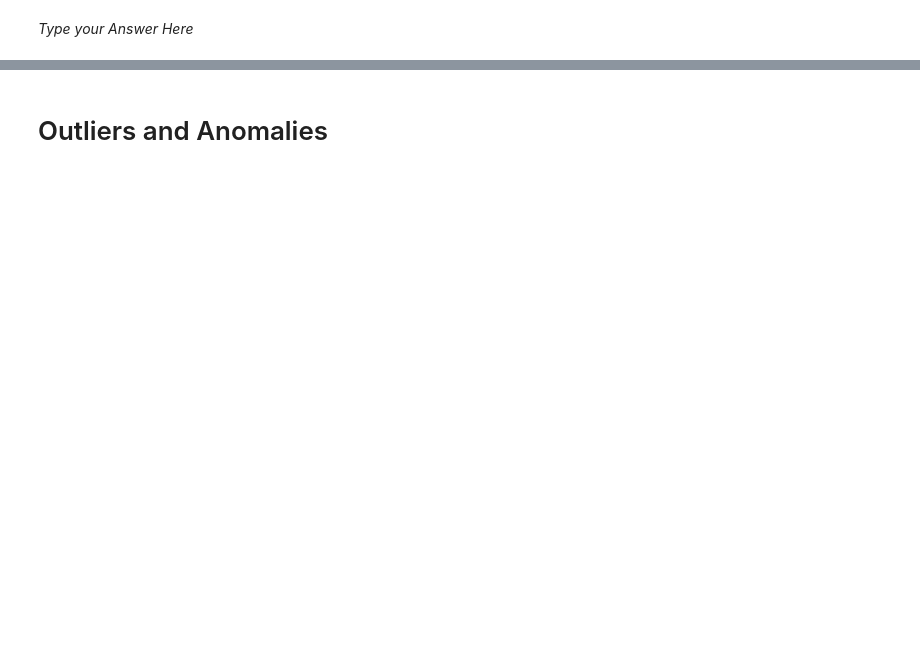
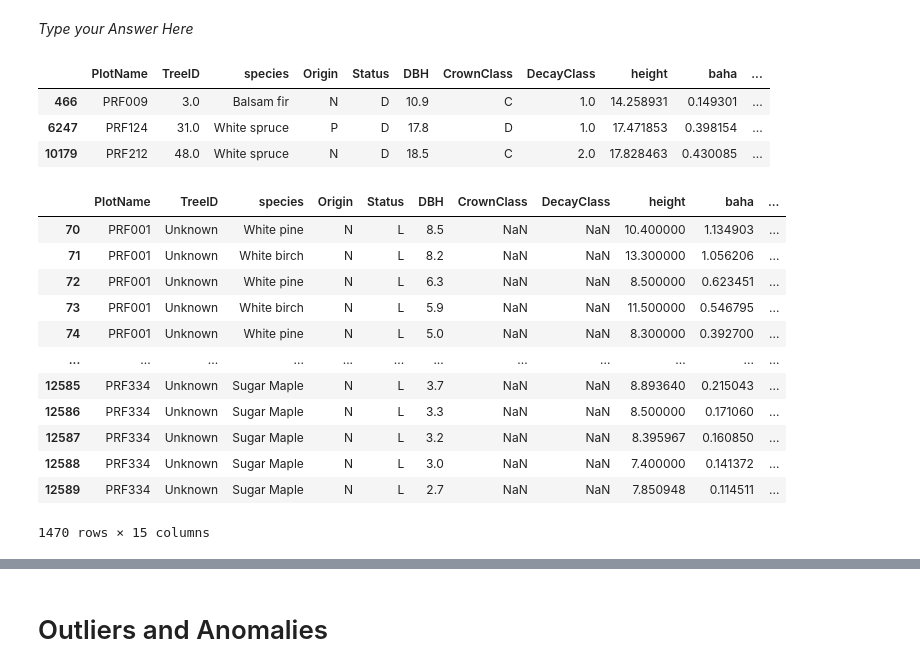
Before and after one commit to subornaa/Data-Analytics-Tutorials, a Jupyter notebook: Data_Wrangling_Tutorials.ipynb, the cells around one changed output, grey strips where cells are left out. Saved outputs shown, nothing was run; the diff lists cells and outputs as text; code cells hidden in the pictures; blank space fills up the shorter version.

```diff
--- a/Data_Wrangling_Tutorials.ipynb
+++ b/Data_Wrangling_Tutorials.ipynb
@@ -548,0 +557,27 @@ See the caveats in the documentation: https://pandas.pydata.org/pandas-docs/stab
+# %%
+#@title Solution
+
+# crown class should not be applicable for dead trees
+wrong_crownclass = trees_df[(trees_df['Status'] == 'D') & (trees_df['CrownClass'].notna())]
+display(wrong_crownclass)
+# rows with NaN crown class for live trees
+missing_crownclass_live = trees_df[(trees_df['Status'] == 'L') & (trees_df['CrownClass'].isna())]
+display(missing_crownclass_live)
+# %% [output]
+|  | PlotName | TreeID | species | Origin | Status | DBH | CrownClass | DecayClass | height | baha | ... |
+| 466 | PRF009 | 3.0 | Balsam fir | N | D | 10.9 | C | 1.0 | 14.258931 | 0.149301 | ... |
+| 6247 | PRF124 | 31.0 | White spruce | P | D | 17.8 | D | 1.0 | 17.471853 | 0.398154 | ... |
+| 10179 | PRF212 | 48.0 | White spruce | N | D | 18.5 | C | 2.0 | 17.828463 | 0.430085 | ... |
+|  | PlotName | TreeID | species | Origin | Status | DBH | CrownClass | DecayClass | height | baha | ... |
+| 70 | PRF001 | Unknown | White pine | N | L | 8.5 | NaN | NaN | 10.400000 | 1.134903 | ... |
+| 71 | PRF001 | Unknown | White birch | N | L | 8.2 | NaN | NaN | 13.300000 | 1.056206 | ... |
+| 72 | PRF001 | Unknown | White pine | N | L | 6.3 | NaN | NaN | 8.500000 | 0.623451 | ... |
+| 73 | PRF001 | Unknown | White birch | N | L | 5.9 | NaN | NaN | 11.500000 | 0.546795 | ... |
+| 74 | PRF001 | Unknown | White pine | N | L | 5.0 | NaN | NaN | 8.300000 | 0.392700 | ... |
+| ... | ... | ... | ... | ... | ... | ... | ... | ... | ... | ... | ... |
+| 12585 | PRF334 | Unknown | Sugar Maple | N | L | 3.7 | NaN | NaN | 8.893640 | 0.215043 | ... |
+| 12586 | PRF334 | Unknown | Sugar Maple | N | L | 3.3 | NaN | NaN | 8.500000 | 0.171060 | ... |
+| 12587 | PRF334 | Unknown | Sugar Maple | N | L | 3.2 | NaN | NaN | 8.395967 | 0.160850 | ... |
+| 12588 | PRF334 | Unknown | Sugar Maple | N | L | 3.0 | NaN | NaN | 7.400000 | 0.141372 | ... |
+| 12589 | PRF334 | Unknown | Sugar Maple | N | L | 2.7 | NaN | NaN | 7.850948 | 0.114511 | ... |
+1470 rows × 15 columns
```
Also changed, not shown: parts of 17 cells of this notebook.
